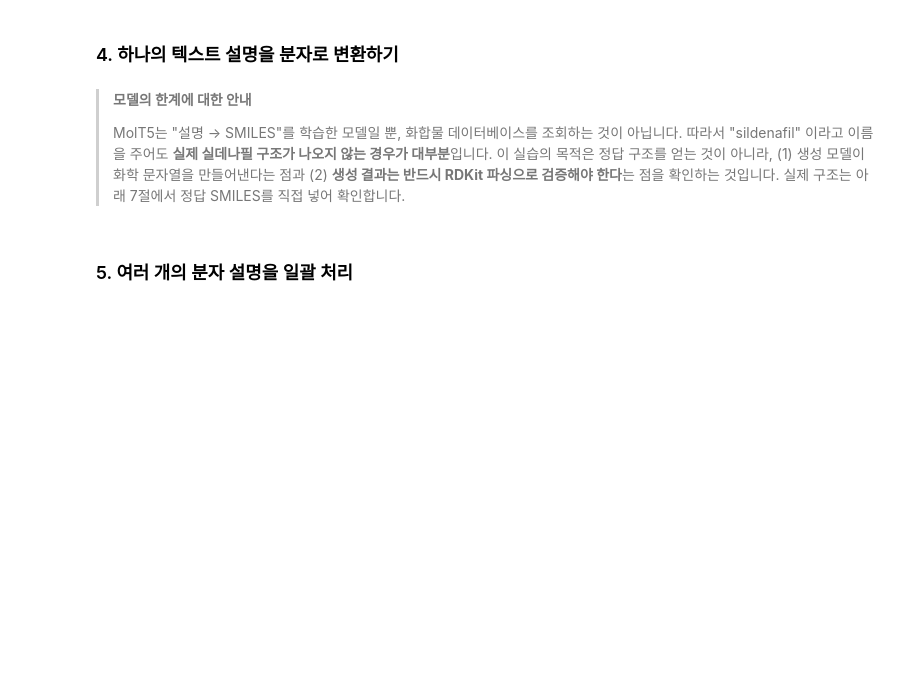
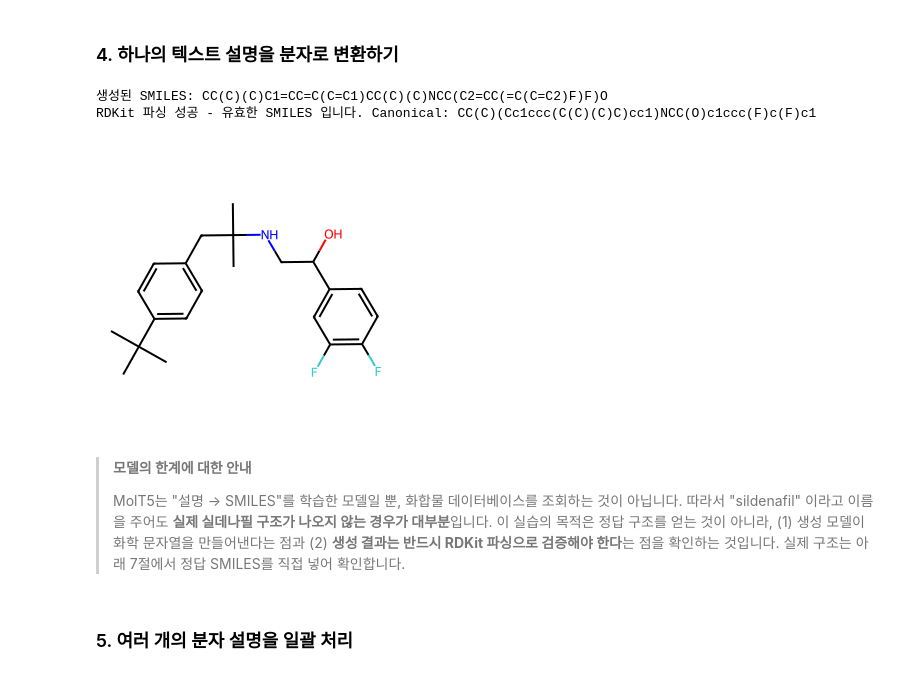
Before and after one commit to fourmodern/2026_aidrugdiscovery, a Jupyter notebook: Day06_LLM_Agent/t042_molt5.ipynb, the cells around one changed output. Saved outputs shown, nothing was run; the diff lists cells and outputs as text; code cells hidden in the pictures; blank space fills up the shorter version.

```diff
--- a/Day06_LLM_Agent/t042_molt5.ipynb
+++ b/Day06_LLM_Agent/t042_molt5.ipynb
@@ -70,20 +84,27 @@ print("caption2smiles 모델 로드 완료 (device =", device, ")")
 # %%
 # 분자에 대한 텍스트 설명 입력 (PDE5 저해제 예시: 실데나필/sildenafil)
 input_text = 'The molecule is sildenafil, a selective phosphodiesterase type 5 (PDE5) inhibitor used to treat erectile dysfunction and pulmonary arterial hypertension.'
 
 # 설명을 SMILES로 변환
 inputs = tokenizer.encode(input_text, return_tensors="pt").to(device)
 output_ids = model.generate(inputs, max_length=512)
 smiles = tokenizer.decode(output_ids[0], skip_special_tokens=True)
 print("생성된 SMILES:", smiles)
 
 # RDKit 파싱으로 유효성 검사 후 시각화
 mol = Chem.MolFromSmiles(smiles)
 if mol:
     print("RDKit 파싱 성공 - 유효한 SMILES 입니다. Canonical:", Chem.MolToSmiles(mol))
     display(Draw.MolToImage(mol, size=(300, 300)))
 else:
     print("유효한 분자를 생성할 수 없습니다 (RDKit 파싱 실패).")
+
+# [9절 '세 세대 비교'에서 재사용] 이 셀의 결과를 별도 변수에 보관 (아래 6절에서 smiles 가 덮어써지므로)
+MOLT5_CAPTION2SMILES_OUT = smiles
+# %% [output]
+생성된 SMILES: CC(C)(C)C1=CC=C(C=C1)CC(C)(C)NCC(C2=CC(=C(C=C2)F)F)O
+RDKit 파싱 성공 - 유효한 SMILES 입니다. Canonical: CC(C)(Cc1ccc(C(C)(C)C)cc1)NCC(O)c1ccc(F)c(F)c1
+[figure, added]
 # %% [markdown]
 > **모델의 한계에 대한 안내**
 >
```
Also changed, not shown: parts of 22 cells of this notebook, 2 other files.
